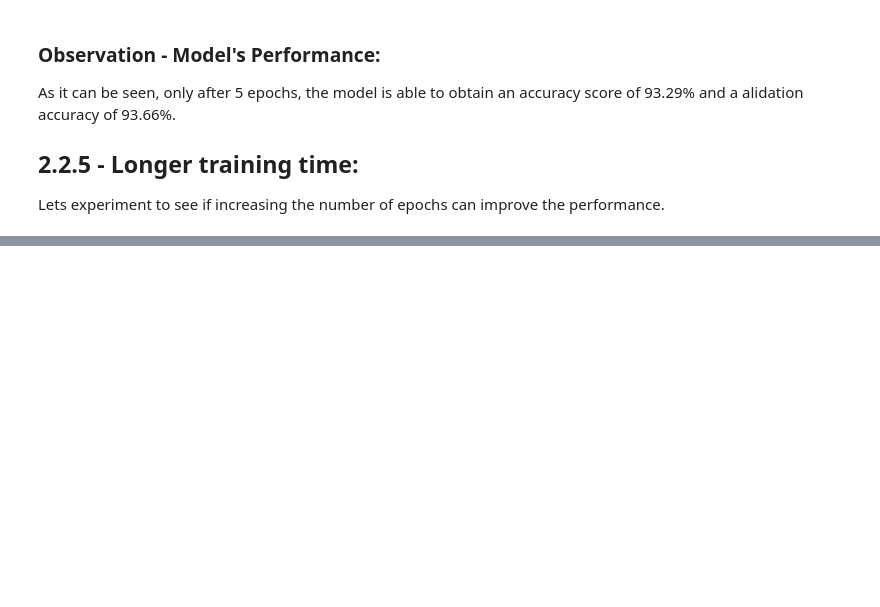
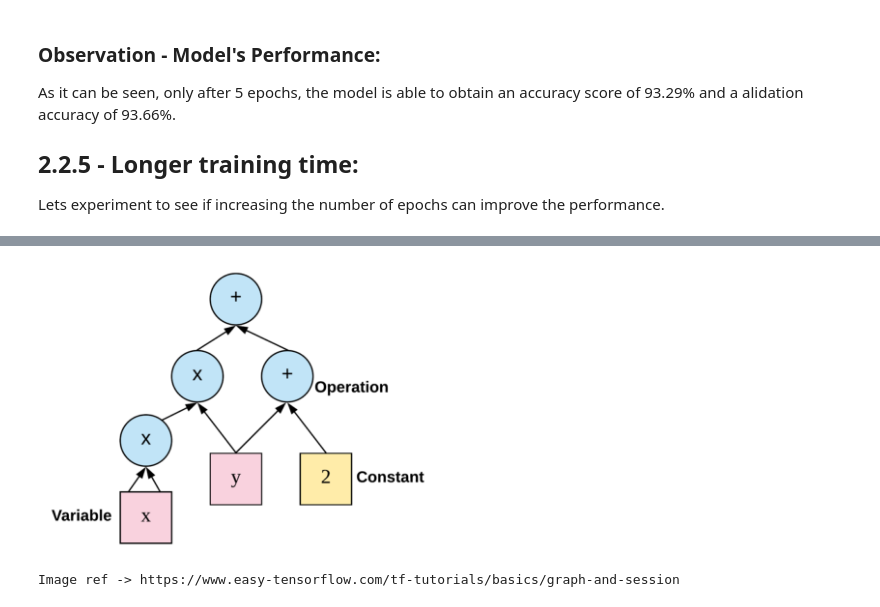
Before and after one commit to ylee9107/ComputerVisionTensorFlow2_myLearning, a Jupyter notebook: 2 - TensorFlow Basics and Model Training/TensorFlow Basics and Model training.ipynb, the cells around one changed output, grey strips where cells are left out. Drawn from its saved outputs; the diff is of its cells as text; code cells hidden in the pictures; blank space fills up the shorter version.

```diff
--- a/2 - TensorFlow Basics and Model Training/TensorFlow Basics and Model training.ipynb
+++ b/2 - TensorFlow Basics and Model Training/TensorFlow Basics and Model training.ipynb
@@ -249,0 +272,7 @@ As it can be seen, only after 10 epochs, the model is able to obtain an accuracy
+# %%
+# TF Graph:
+display(Image(image_path + 'TF Graph.png', width=400, unconfined=True))
+print('Image ref -> https://www.easy-tensorflow.com/tf-tutorials/basics/graph-and-session')
+# %% [output]
+[figure, added]
+Image ref -> https://www.easy-tensorflow.com/tf-tutorials/basics/graph-and-session
```
Also changed, not shown: parts of 16 cells of this notebook.
